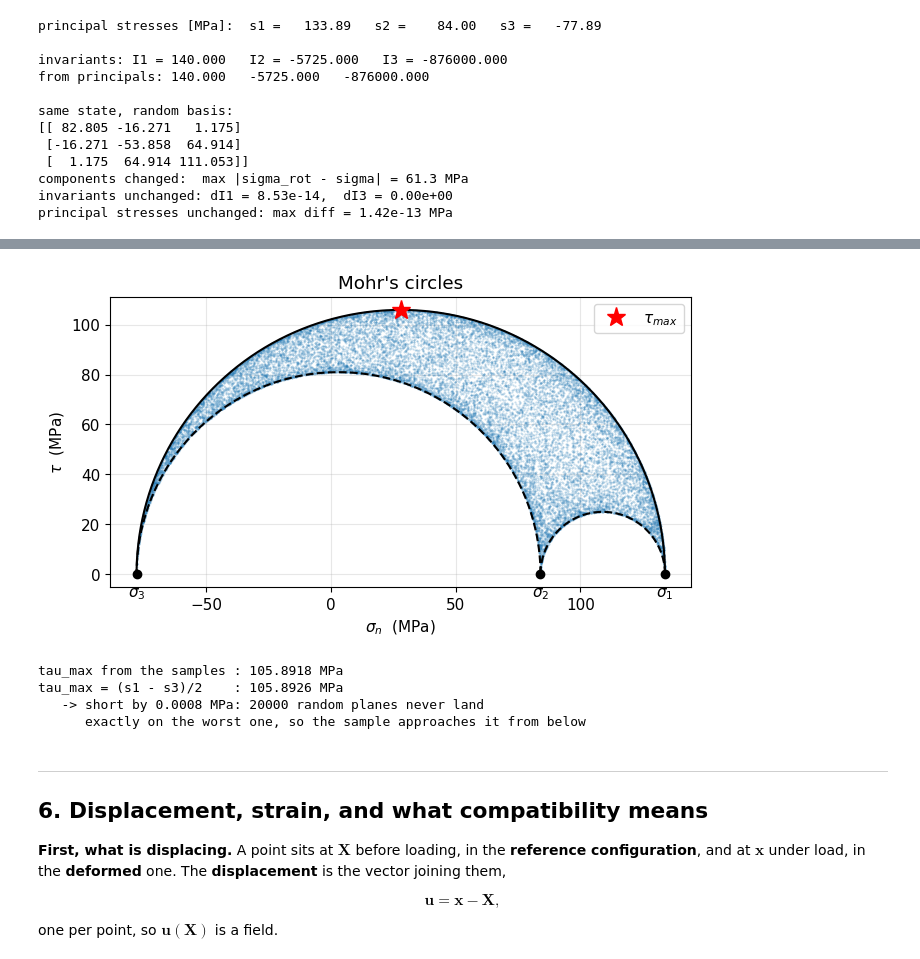
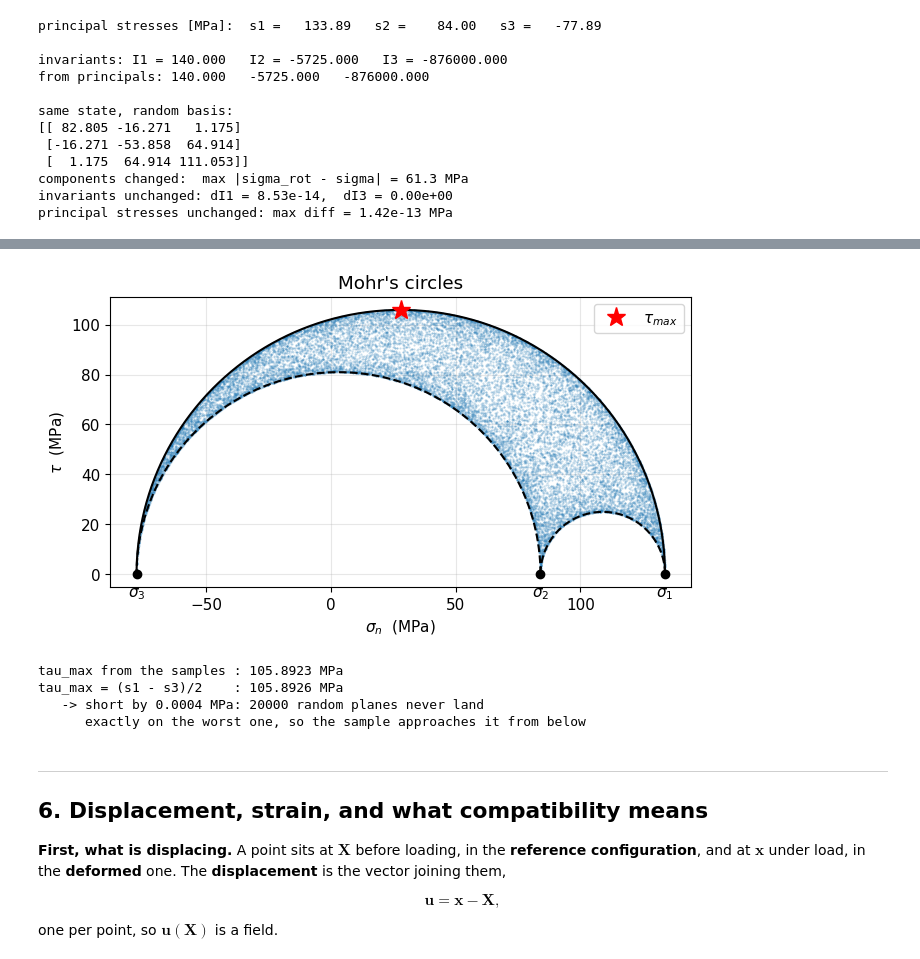
Before and after one commit to giozu/ndt-labs, a Jupyter notebook: tutoring/M1_continuum/M1_continuum.ipynb, the cells around one changed output, grey strips where cells are left out. Saved outputs shown, nothing was run; the diff lists cells and outputs as text; code cells hidden in the pictures.

```diff
--- a/tutoring/M1_continuum/M1_continuum.ipynb
+++ b/tutoring/M1_continuum/M1_continuum.ipynb
@@ -726,44 +745,48 @@ Tresca criterion, and therefore behind the *stress intensity* that ASME III uses
 everywhere. When you later read "$S.I. = \sigma_1 - \sigma_3$", it is this line.
 # %%
 # sample random planes and see where they fall in the (sigma_n, tau) plane
+rng_planes = np.random.default_rng(5)      # its own generator: this cell reruns alone
 N = 20000
-v = rng.standard_normal((N, 3))
+v = rng_planes.standard_normal((N, 3))
 v /= np.linalg.norm(v, axis=1)[:, None]
 tv = v @ sigma          # t_j = n_i sigma_ij
 sn = np.einsum('ij,ij->i', tv, v)
 tau = np.sqrt(np.maximum(np.einsum('ij,ij->i', tv, tv) - sn**2, 0.0))
 
 fig, ax = plt.subplots(figsize=(7.5, 5))
 ax.plot(sn, tau, '.', ms=1, alpha=0.25, color='C0')
 
 th = np.linspace(0, np.pi, 400)
 for (A, B), st in [((s3, s1), '-'), ((s3, s2), '--'), ((s2, s1), '--')]:
     c, R = (A+B)/2, abs(B-A)/2
     ax.plot(c + R*np.cos(th), R*np.sin(th), st, c='k', lw=1.5)
 
 ax.plot([(s1+s3)/2], [(s1-s3)/2], 'r*', ms=14, label=r'$\tau_{max}$')
 for s, nm in [(s1, r'$\sigma_1$'), (s2, r'$\sigma_2$'), (s3, r'$\sigma_3$')]:
     ax.plot(s, 0, 'ko'); ax.annotate(nm, (s, 0), textcoords='offset points',
                                      xytext=(0, -16), ha='center')
 ax.set_xlabel(r'$\sigma_n$  (MPa)'); ax.set_ylabel(r'$\tau$  (MPa)')
 ax.set_title("Mohr's circles")
+ax.legend(); ax.set_aspect('equal')
+
 import os
-# Export for the course notes. The target is named by an environment variable that
-# only the author sets, so this is a no-op everywhere else.
+# Export for the course notes, AFTER the axes are final, so the exported file carries the
+# same legend and aspect as the figure shown. The target is named by an environment
+# variable that only the author sets, so this is a no-op everywhere else.
 _cn = os.environ.get("NDT_COURSE_NOTES_FIGURES", "")
 if os.path.isdir(_cn):
     plt.savefig(os.path.join(_cn, "01_mohr_sampled.pdf"), bbox_inches="tight")
-ax.legend(); ax.set_aspect('equal'); plt.show()
+plt.show()
 
 print(f'tau_max from the samples : {tau.max():.4f} MPa')
 print(f'tau_max = (s1 - s3)/2    : {(s1-s3)/2:.4f} MPa')
 print(f'   -> short by {(s1-s3)/2 - tau.max():.4f} MPa: {N} random planes never land')
 print(f'      exactly on the worst one, so the sample approaches it from below')
 # %% [output]
-[figure, old version]
+[figure, new version]
-tau_max from the samples : 105.8918 MPa
+tau_max from the samples : 105.8923 MPa
 tau_max = (s1 - s3)/2    : 105.8926 MPa
-   -> short by 0.0008 MPa: 20000 random planes never land
+   -> short by 0.0004 MPa: 20000 random planes never land
       exactly on the worst one, so the sample approaches it from below
 # %% [markdown]
 ---
```
Also changed, not shown: parts of 8 cells of this notebook.
